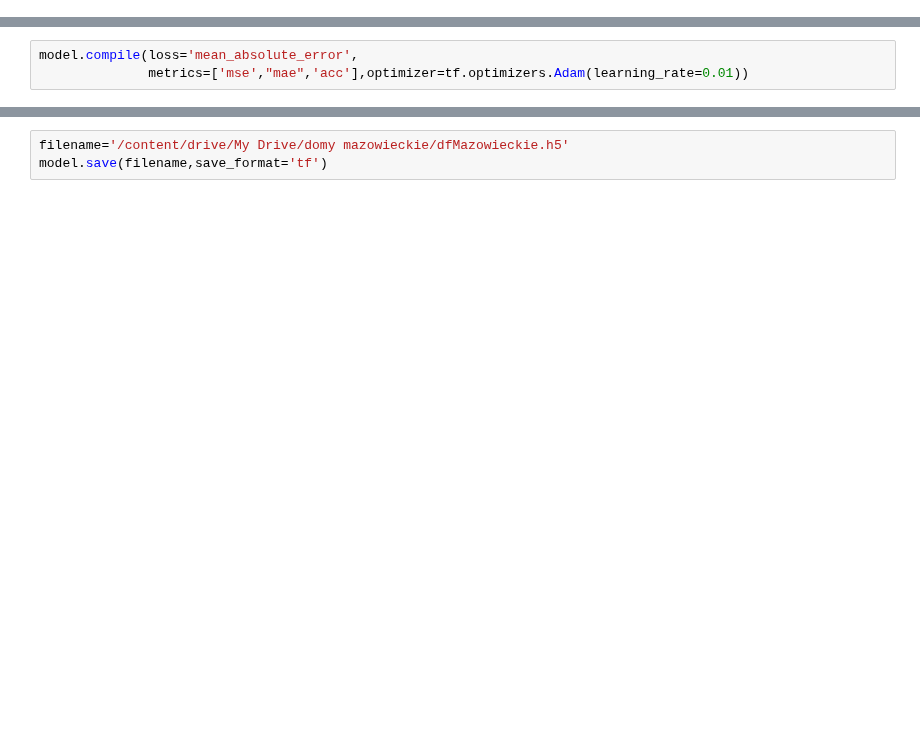
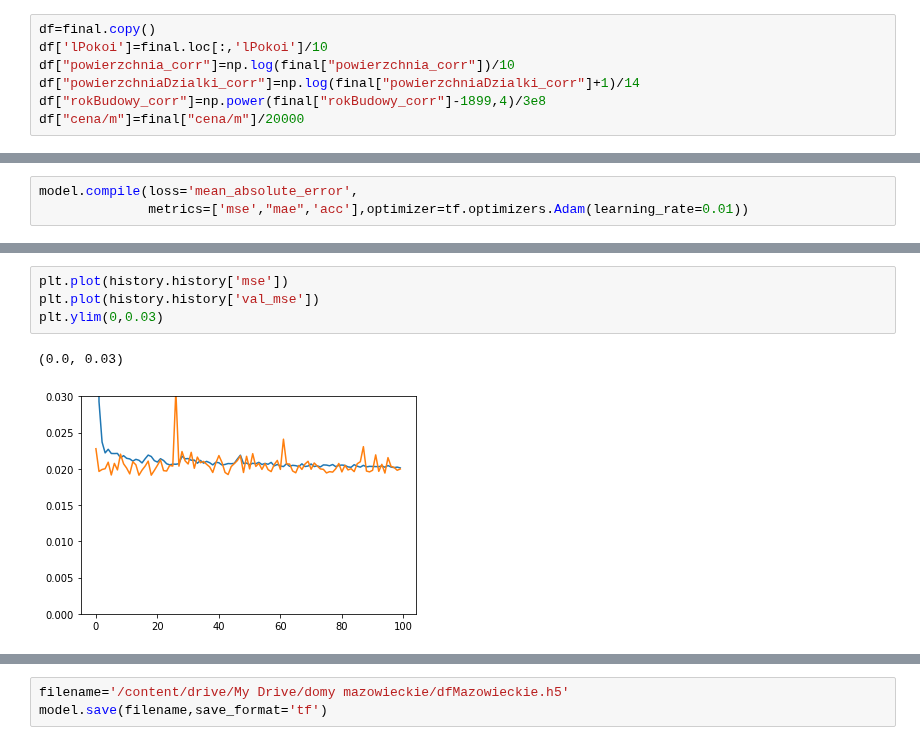
Before and after one commit to KacperGrodecki/Masovian-real-estate, a Jupyter notebook: mazowieckie_colab_DNN.ipynb, the cells around one changed output, grey strips where cells are left out. Cells and saved outputs as stored; diff of their text form; blank space fills up the shorter version.

```diff
--- a/mazowieckie_colab_DNN.ipynb
+++ b/mazowieckie_colab_DNN.ipynb
@@ -613,0 +620,7 @@ df  = df.fillna(0)
+# %%
+df=final.copy()
+df['lPokoi']=final.loc[:,'lPokoi']/10
+df["powierzchnia_corr"]=np.log(final["powierzchnia_corr"])/10
+df["powierzchniaDzialki_corr"]=np.log(final["powierzchniaDzialki_corr"]+1)/14
+df["rokBudowy_corr"]=np.power(final["rokBudowy_corr"]-1899,4)/3e8
+df["cena/m"]=final["cena/m"]/20000
@@ -651,0 +694,7 @@ history = model.fit(
+# %%
+plt.plot(history.history['mse'])
+plt.plot(history.history['val_mse'])
+plt.ylim(0,0.03)
+# %% [output]
+(0.0, 0.03)
+[figure, added]
```
Also changed, not shown: parts of 15 cells of this notebook.
